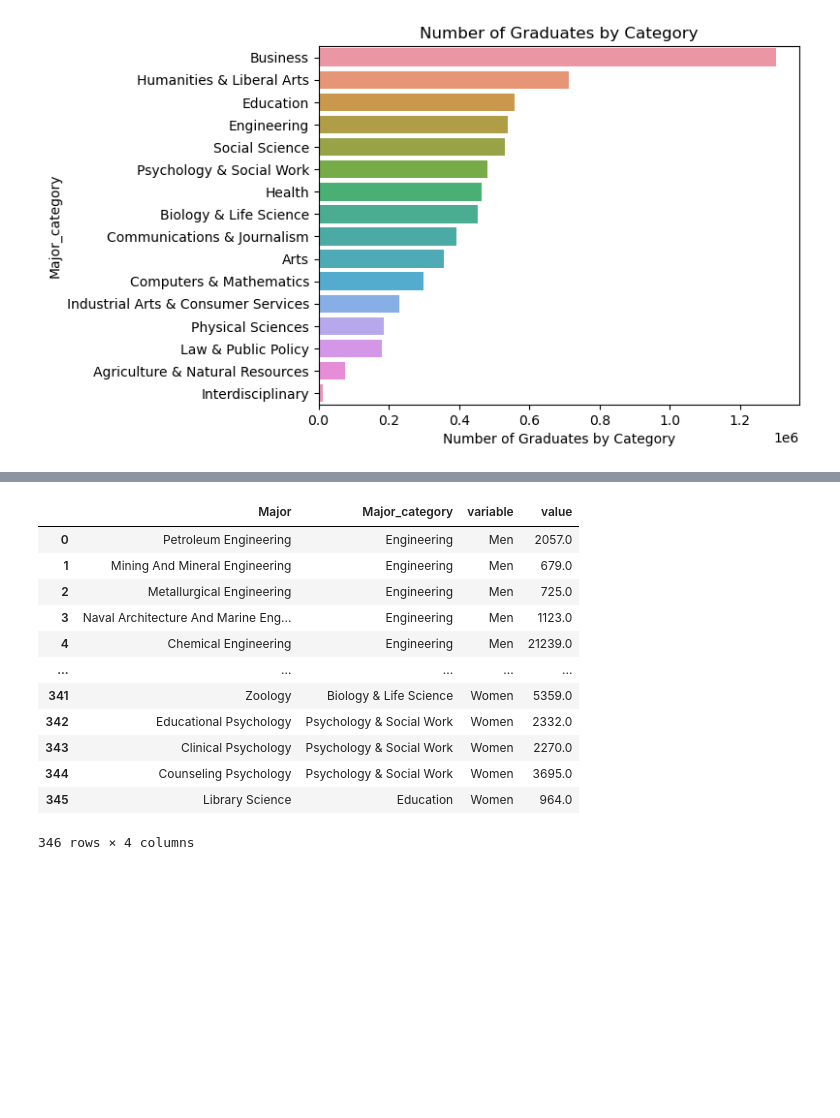
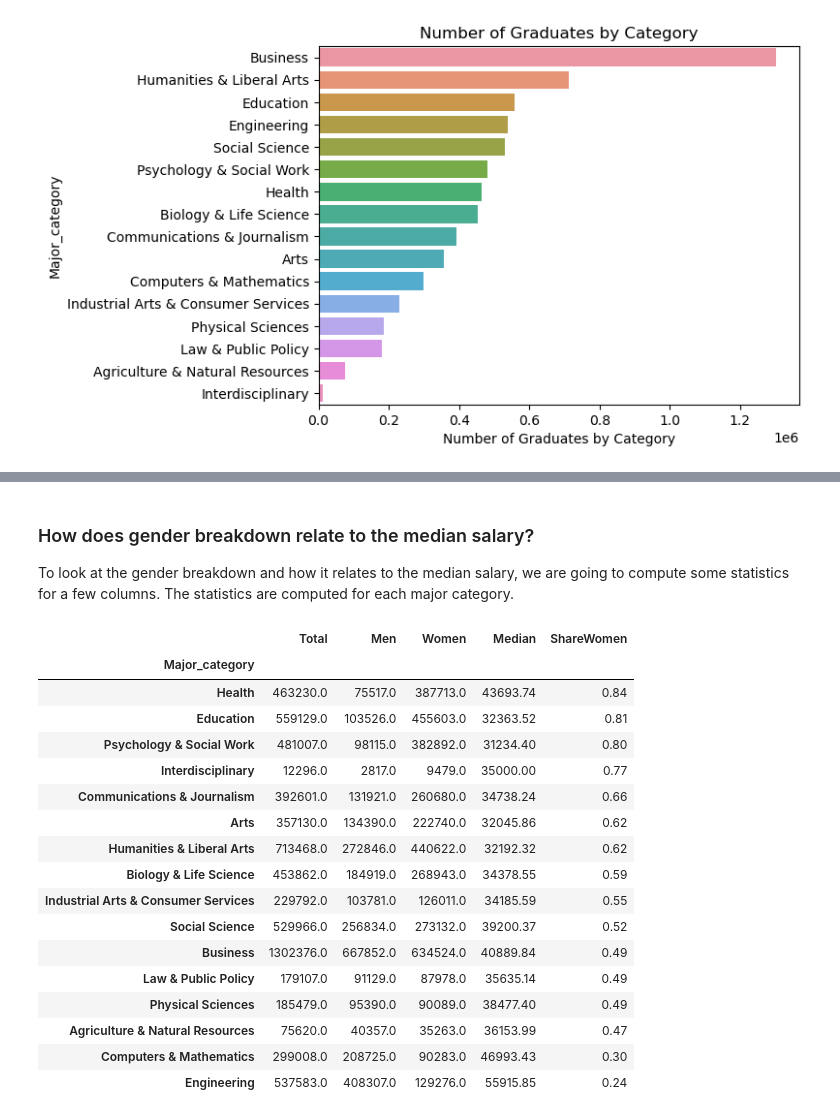
Before and after one commit to andersy005/ms-ds-notebooks, a Jupyter notebook: notebooks/analysis.ipynb, the cells around one changed output, grey strips where cells are left out. Drawn from its saved outputs; the diff is of its cells as text; code cells hidden in the pictures; blank space fills up the shorter version.

```diff
--- a/notebooks/analysis.ipynb
+++ b/notebooks/analysis.ipynb
@@ -206,16 +197,37 @@ df.head()
-# %%
-df.melt(id_vars=['Major', 'Major_category'], value_vars=['Men', 'Women'])
-# %% [output]
-|  | Major | Major_category | variable | value |
-| 0 | Petroleum Engineering | Engineering | Men | 2057.0 |
-| 1 | Mining And Mineral Engineering | Engineering | Men | 679.0 |
-| 2 | Metallurgical Engineering | Engineering | Men | 725.0 |
-| 3 | Naval Architecture And Marine Eng... | Engineering | Men | 1123.0 |
-| 4 | Chemical Engineering | Engineering | Men | 21239.0 |
-| ... | ... | ... | ... | ... |
-| 341 | Zoology | Biology & Life Science | Women | 5359.0 |
-| 342 | Educational Psychology | Psychology & Social Work | Women | 2332.0 |
-| 343 | Clinical Psychology | Psychology & Social Work | Women | 2270.0 |
-| 344 | Counseling Psychology | Psychology & Social Work | Women | 3695.0 |
-| 345 | Library Science | Education | Women | 964.0 |
-346 rows × 4 columns
+# %% [markdown]
+### How does gender breakdown relate to the median salary?
+
+To look at the gender breakdown and how it relates to the median salary, we are going to compute some statistics for a few columns. The statistics are computed for each major category.
+# %%
+def compute_weighted_median(group):
+    sample_size = group['Sample_size']
+    data = group['Median']
+    return ((sample_size * data).sum() / sample_size.sum()).round(2)
+
+
+grouped = df.groupby("Major_category")[['Total', 'Men', 'Women', 'Median', 'Sample_size']]
+data = grouped.agg({'Total': 'sum', 'Men': 'sum', 'Women': 'sum'})
+
+data['Median'] = grouped.apply(compute_weighted_median)
+data['ShareWomen'] = (data['Women'] / data['Total']).round(2)
+data = data.sort_values(by='ShareWomen', ascending=False)
+data
+# %% [output]
+|  | Total | Men | Women | Median | ShareWomen |
+| Major_category |  |  |  |  |  |
+| Health | 463230.0 | 75517.0 | 387713.0 | 43693.74 | 0.84 |
+| Education | 559129.0 | 103526.0 | 455603.0 | 32363.52 | 0.81 |
+| Psychology & Social Work | 481007.0 | 98115.0 | 382892.0 | 31234.40 | 0.80 |
+| Interdisciplinary | 12296.0 | 2817.0 | 9479.0 | 35000.00 | 0.77 |
+| Communications & Journalism | 392601.0 | 131921.0 | 260680.0 | 34738.24 | 0.66 |
+| Arts | 357130.0 | 134390.0 | 222740.0 | 32045.86 | 0.62 |
+| Humanities & Liberal Arts | 713468.0 | 272846.0 | 440622.0 | 32192.32 | 0.62 |
+| Biology & Life Science | 453862.0 | 184919.0 | 268943.0 | 34378.55 | 0.59 |
+| Industrial Arts & Consumer Services | 229792.0 | 103781.0 | 126011.0 | 34185.59 | 0.55 |
+| Social Science | 529966.0 | 256834.0 | 273132.0 | 39200.37 | 0.52 |
+| Business | 1302376.0 | 667852.0 | 634524.0 | 40889.84 | 0.49 |
+| Law & Public Policy | 179107.0 | 91129.0 | 87978.0 | 35635.14 | 0.49 |
+| Physical Sciences | 185479.0 | 95390.0 | 90089.0 | 38477.40 | 0.49 |
+| Agriculture & Natural Resources | 75620.0 | 40357.0 | 35263.0 | 36153.99 | 0.47 |
+| Computers & Mathematics | 299008.0 | 208725.0 | 90283.0 | 46993.43 | 0.30 |
+| Engineering | 537583.0 | 408307.0 | 129276.0 | 55915.85 | 0.24 |
```
Also changed, not shown: parts of 5 cells of this notebook, 1 other file.
